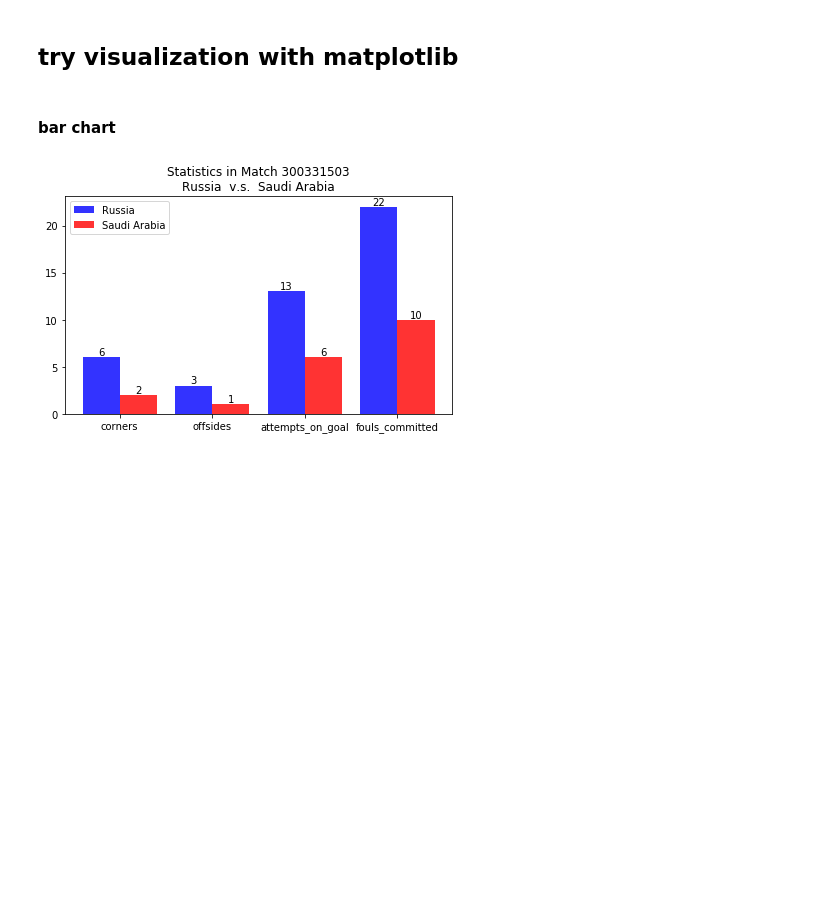
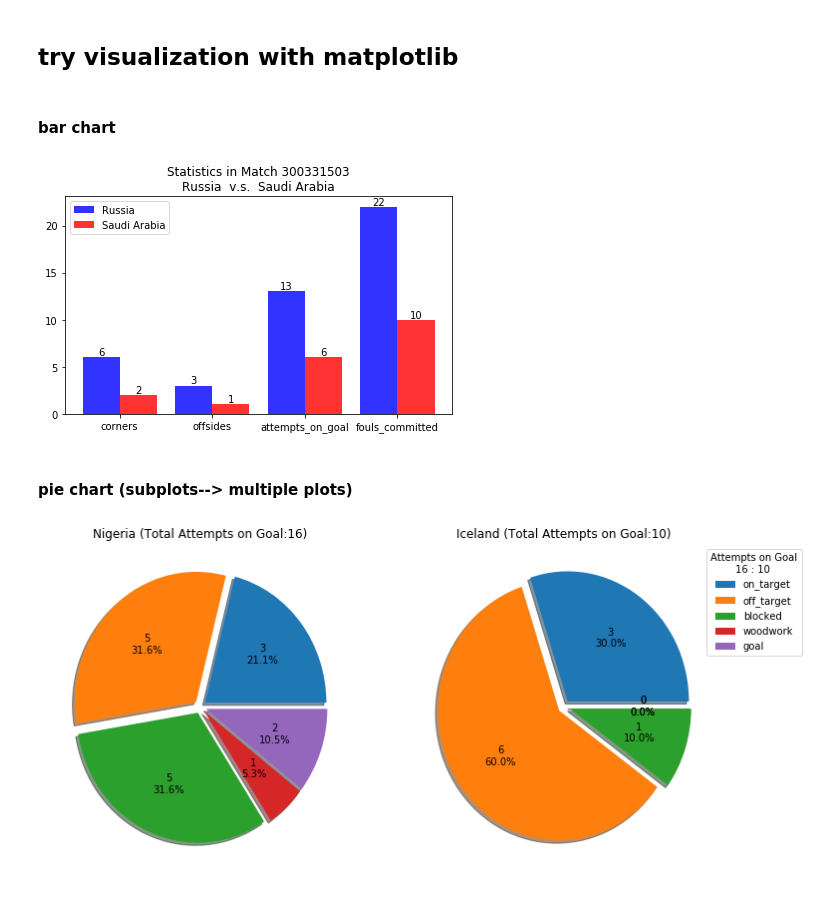
Before and after one commit to simonace/Simon-s-World-Cup-2018-Playground, a Jupyter notebook: Simon's world cup 2018 playground.ipynb, the cells around one changed output. Saved outputs shown, nothing was run; the diff lists cells and outputs as text; code cells hidden in the pictures; blank space fills up the shorter version.

Commit message:
Added a matplotlib example of pie chart

```diff
--- a/Simon's world cup 2018 playground.ipynb
+++ b/Simon's world cup 2018 playground.ipynb
@@ -254,8 +278,14 @@ class wc_match(object):
     def getHomeTeam(self):
         return self.home_team
 
+    def getHomeTeamGoals(self):
+        return self.home_team_goals
+
     def getAwayTeam(self):
         return self.away_team
+
+    def getAwayTeamGoals(self):
+        return self.away_team_goals
 
     def printBasicMatchInfo(self):
         print("Venue:          " + self.venue + ", " + self.location)
@@ -520,3 +549,42 @@ fig.tight_layout()
 plt.show()
 # %% [output]
 [figure]
+# %% [markdown]
+#### pie chart (subplots--> multiple plots)
+# %%
+import numpy as np
+import matplotlib.pyplot as plt
+m = match_dict['300331497']
+
+goal_related_keys = ['on_target', 'off_target', 'blocked', 'woodwork']
+home_team_goal_attemps_results_data = [m.home_team_statistics[k] for k in goal_related_keys]
+away_team_goal_attemps_results_data = [m.away_team_statistics[k] for k in goal_related_keys]
+goal_related_keys.append('goal')
+home_team_goal_attemps_results_data.append(m.getHomeTeamGoals())
+away_team_goal_attemps_results_data.append(m.getAwayTeamGoals())
+
+fig, ax = plt.subplots(figsize=(12, 6), nrows=1, ncols=2)
+ax1, ax2= ax.flatten()
+explode = [0.05]*len(goal_related_keys)
+
+def pct_show(pct, all_attempts):
+    absolute = int(round(pct/100.*all_attempts))
+    return "{:d}\n{:.1f}%".format(absolute, pct)
+
+
+wedges1, text1, autotext1 = ax1.pie(home_team_goal_attemps_results_data, explode=explode,
+                                    autopct=lambda pct: pct_show(pct, m.home_team_statistics['attempts_on_goal']), shadow=True)
+ax1.set_title(m.home_team_statistics['country'] + " (Total Attempts on Goal:" + str(m.home_team_statistics['attempts_on_goal']) + ")")
+
+wedges2, text2, autotext2 = ax2.pie(away_team_goal_attemps_results_data,explode=explode,
+                                    autopct=lambda pct: pct_show(pct, m.away_team_statistics['attempts_on_goal']), shadow=True)
+ax2.set_title(m.away_team_statistics['country'] + " (Total Attempts on Goal:" + str(m.away_team_statistics['attempts_on_goal']) + ")")
+ax1.legend(wedges1, goal_related_keys,
+           title="Attempts on Goal\n" + ' '*8 + str(m.home_team_statistics['attempts_on_goal']) + " : " + str(m.away_team_statistics['attempts_on_goal']),
+           loc="best",
+           bbox_to_anchor=(2, 0, 0.5, 1))
+
+
+plt.show()
+# %% [output]
+[figure, added]
```
Also changed, not shown: parts of 3 cells of this notebook.
